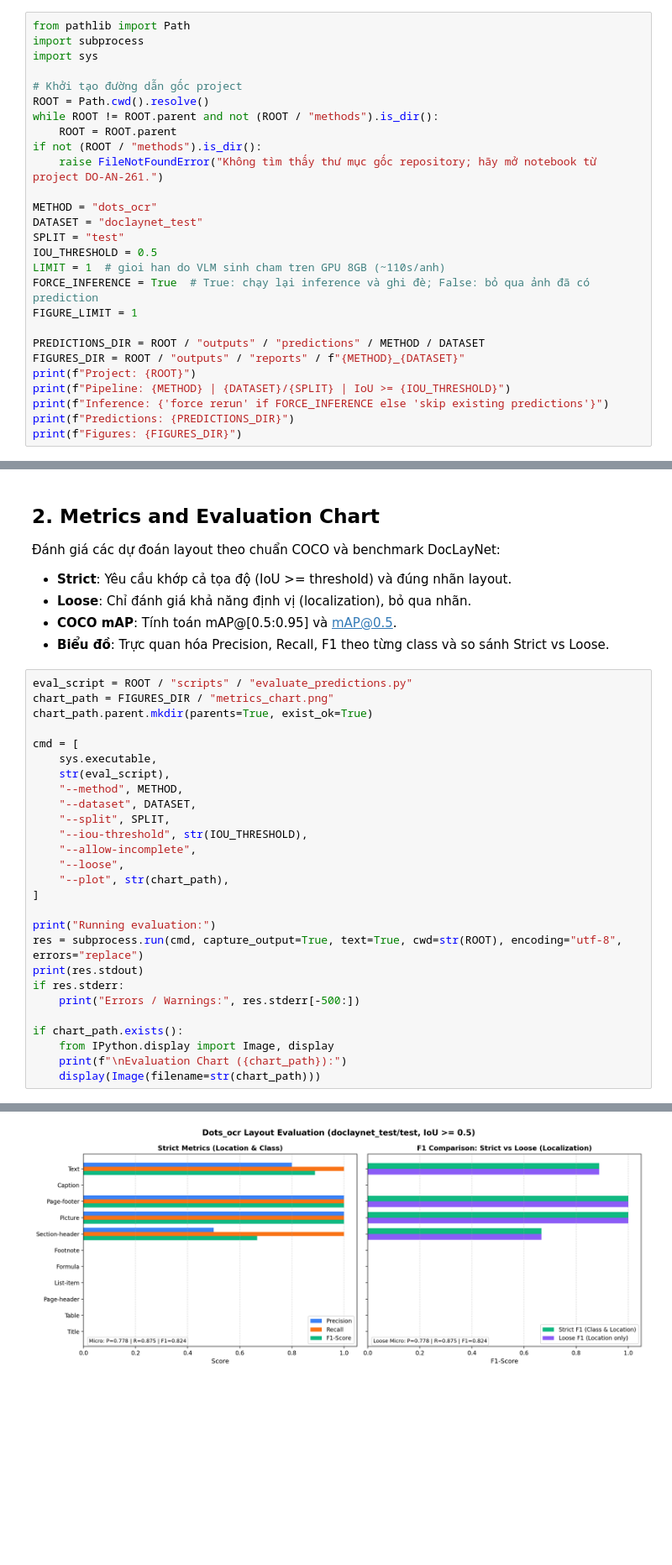
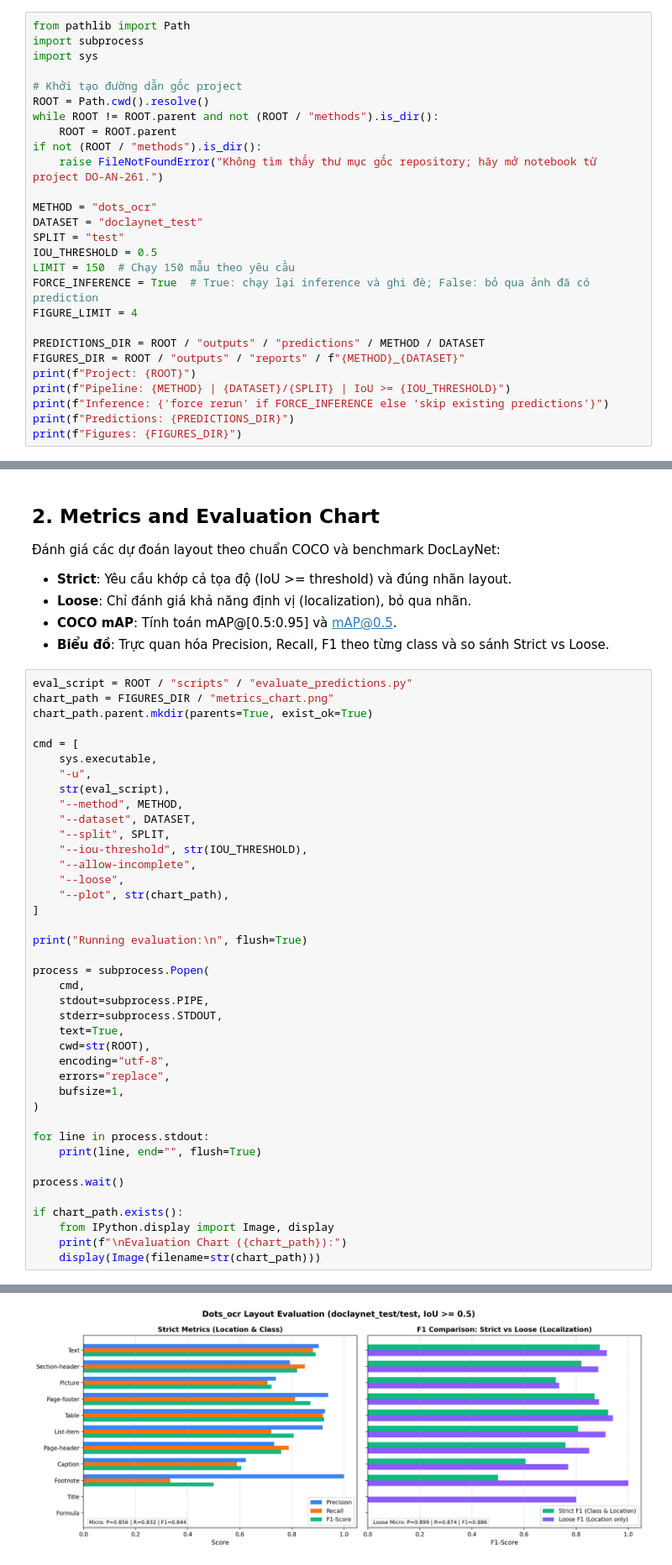
Before and after one commit to minhnguyenrun/Do-an-chuyen-nganh-261, a Jupyter notebook: methods/dots_ocr/notebooks/dots_ocr_report.ipynb, the cells around one changed output, grey strips where cells are left out. Shown at 84% size. Cells and saved outputs as stored; diff of their text form; blank space fills up the shorter version.

```diff
--- a/methods/dots_ocr/notebooks/dots_ocr_report.ipynb
+++ b/methods/dots_ocr/notebooks/dots_ocr_report.ipynb
@@ -23,9 +23,9 @@ METHOD = "dots_ocr"
 DATASET = "doclaynet_test"
 SPLIT = "test"
 IOU_THRESHOLD = 0.5
-LIMIT = 1  # gioi han do VLM sinh cham tren GPU 8GB (~110s/anh)
+LIMIT = 150  # Chạy 150 mẫu theo yêu cầu
 FORCE_INFERENCE = True  # True: chạy lại inference và ghi đè; False: bỏ qua ảnh đã có prediction
-FIGURE_LIMIT = 1
+FIGURE_LIMIT = 4
 
 PREDICTIONS_DIR = ROOT / "outputs" / "predictions" / METHOD / DATASET
 FIGURES_DIR = ROOT / "outputs" / "reports" / f"{METHOD}_{DATASET}"
@@ -129,6 +152,7 @@ chart_path.parent.mkdir(parents=True, exist_ok=True)
 
 cmd = [
     sys.executable,
+    "-u",
     str(eval_script),
     "--method", METHOD,
     "--dataset", DATASET,
@@ -139,11 +163,23 @@ cmd = [
     "--plot", str(chart_path),
 ]
 
-print("Running evaluation:")
-res = subprocess.run(cmd, capture_output=True, text=True, cwd=str(ROOT), encoding="utf-8", errors="replace")
-print(res.stdout)
-if res.stderr:
-    print("Errors / Warnings:", res.stderr[-500:])
+print("Running evaluation:\n", flush=True)
+
+process = subprocess.Popen(
+    cmd,
+    stdout=subprocess.PIPE,
+    stderr=subprocess.STDOUT,
+    text=True,
+    cwd=str(ROOT),
+    encoding="utf-8",
+    errors="replace",
+    bufsize=1,
+)
+
+for line in process.stdout:
+    print(line, end="", flush=True)
+
+process.wait()
 
 if chart_path.exists():
     from IPython.display import Image, display
@@ -168,6 +204,6 @@ Peak RAM/VRAM: n/a (no runtime summary in outputs/runtime/).
 
 Evaluation Chart (D:\Semester_261\DoAnChuyenNganh\DO-AN-261\outputs\reports\dots_ocr_doclaynet_test\metrics_chart.png):
-[figure, old version]
+[figure, new version]
 # %% [markdown]
 ## 3. Ground Truth vs. Prediction Examples
 
```
Also changed, not shown: parts of 3 cells of this notebook, 1 other file.
